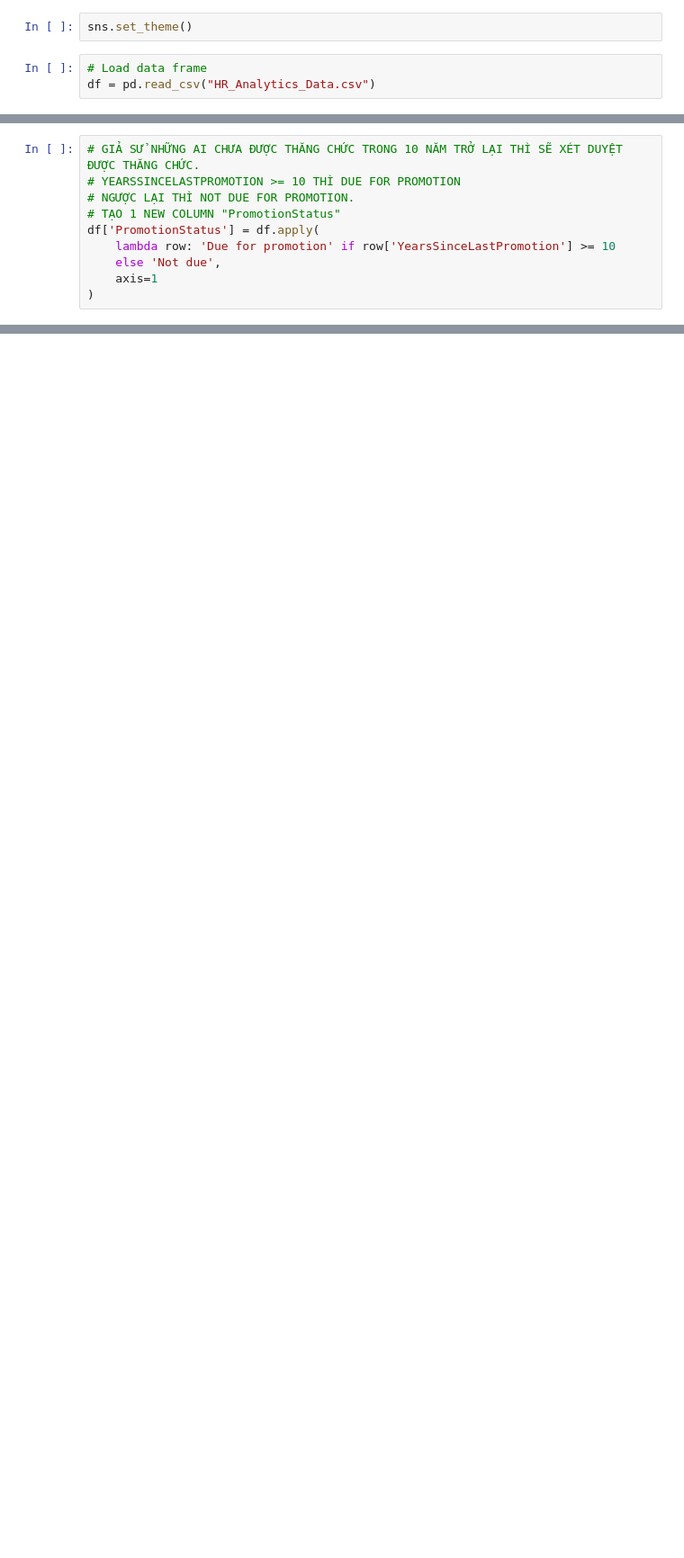
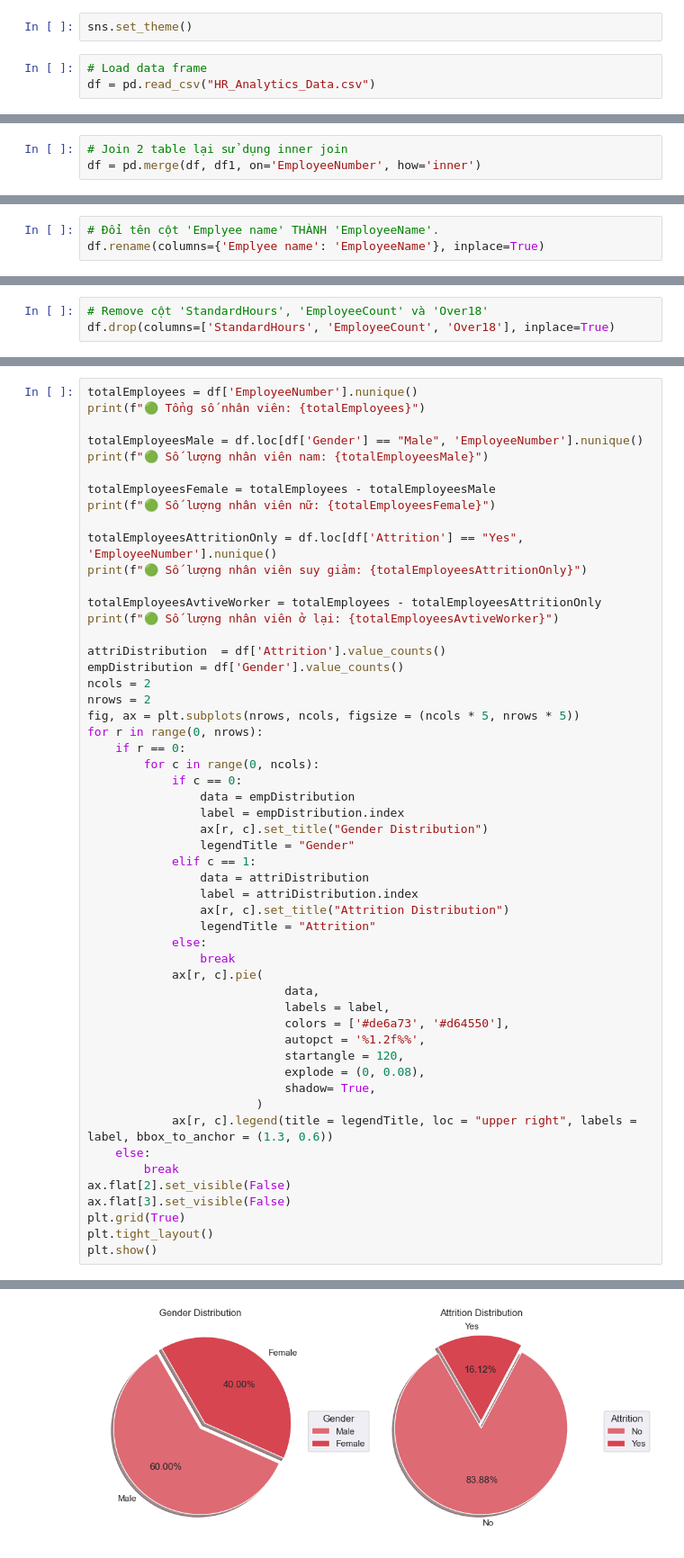
Before and after one commit to daominhthuan42/mindx-data-analytics-bootcamp, a Jupyter notebook: 00_MODULE_1/FINAL_PROJECT/02_PYTHON/FINAL_PROJECT.ipynb, the cells around one changed output, grey strips where cells are left out. Shown at 90% size. Cells and saved outputs as stored; diff of their text form; blank space fills up the shorter version.

```diff
--- a/00_MODULE_1/FINAL_PROJECT/02_PYTHON/FINAL_PROJECT.ipynb
+++ b/00_MODULE_1/FINAL_PROJECT/02_PYTHON/FINAL_PROJECT.ipynb
@@ -254,10 +25,0 @@ Percentage employees female: 40.0%
-# %%
-# GIẢ SỬ NHỮNG AI CHƯA ĐƯỢC THĂNG CHỨC TRONG 10 NĂM TRỞ LẠI THÌ SẼ XÉT DUYỆT ĐƯỢC THĂNG CHỨC.
-# YEARSSINCELASTPROMOTION >= 10 THÌ DUE FOR PROMOTION
-# NGƯỢC LẠI THÌ NOT DUE FOR PROMOTION.
-# TẠO 1 NEW COLUMN "PromotionStatus"
-df['PromotionStatus'] = df.apply(
-    lambda row: 'Due for promotion' if row['YearsSinceLastPromotion'] >= 10
-    else 'Not due',
-    axis=1
-)
@@ -753,0 +166,3 @@ plt.show()
+# %%
+# Join 2 table lại sử dụng inner join
+df = pd.merge(df, df1, on='EmployeeNumber', how='inner')
@@ -753,0 +184,3 @@ plt.show()
+# %%
+# Đổi tên cột 'Emplyee name' THÀNH 'EmployeeName'.
+df.rename(columns={'Emplyee name': 'EmployeeName'}, inplace=True)
@@ -753,0 +230,3 @@ plt.show()
+# %%
+# Remove cột 'StandardHours', 'EmployeeCount' và 'Over18'
+df.drop(columns=['StandardHours', 'EmployeeCount', 'Over18'], inplace=True)
@@ -753,0 +237,54 @@ plt.show()
+# %%
+totalEmployees = df['EmployeeNumber'].nunique()
+print(f"🟢 Tổng số nhân viên: {totalEmployees}")
+
+totalEmployeesMale = df.loc[df['Gender'] == "Male", 'EmployeeNumber'].nunique()
+print(f"🟢 Số lượng nhân viên nam: {totalEmployeesMale}")
+
+totalEmployeesFemale = totalEmployees - totalEmployeesMale
+print(f"🟢 Số lượng nhân viên nữ: {totalEmployeesFemale}")
+
+totalEmployeesAttritionOnly = df.loc[df['Attrition'] == "Yes", 'EmployeeNumber'].nunique()
+print(f"🟢 Số lượng nhân viên suy giảm: {totalEmployeesAttritionOnly}")
+
+totalEmployeesAvtiveWorker = totalEmployees - totalEmployeesAttritionOnly
+print(f"🟢 Số lượng nhân viên ở lại: {totalEmployeesAvtiveWorker}")
+
+attriDistribution  = df['Attrition'].value_counts()
+empDistribution = df['Gender'].value_counts()
+ncols = 2
+nrows = 2
+fig, ax = plt.subplots(nrows, ncols, figsize = (ncols * 5, nrows * 5))
+for r in range(0, nrows):
+    if r == 0:
+        for c in range(0, ncols):
+            if c == 0:
+                data = empDistribution
+                label = empDistribution.index
+                ax[r, c].set_title("Gender Distribution")
+                legendTitle = "Gender"
+            elif c == 1:
+                data = attriDistribution
+                label = attriDistribution.index
+                ax[r, c].set_title("Attrition Distribution")
+                legendTitle = "Attrition"
+            else:
+                break
+            ax[r, c].pie(
+                            data,
+                            labels = label,
+                            colors = ['#de6a73', '#d64550'],
+                            autopct = '%1.2f%%',
+                            startangle = 120,
+                            explode = (0, 0.08),
+                            shadow= True,
+                        )
+            ax[r, c].legend(title = legendTitle, loc = "upper right", labels = label, bbox_to_anchor = (1.3, 0.6))
+    else:
+        break
+ax.flat[2].set_visible(False)
+ax.flat[3].set_visible(False)
+plt.grid(True)
+plt.tight_layout()
+plt.show()
+# %% [output]
@@ -753,0 +296 @@ plt.show()
+[figure, added]
```
Also changed, not shown: parts of 111 cells of this notebook, 9 other files.
